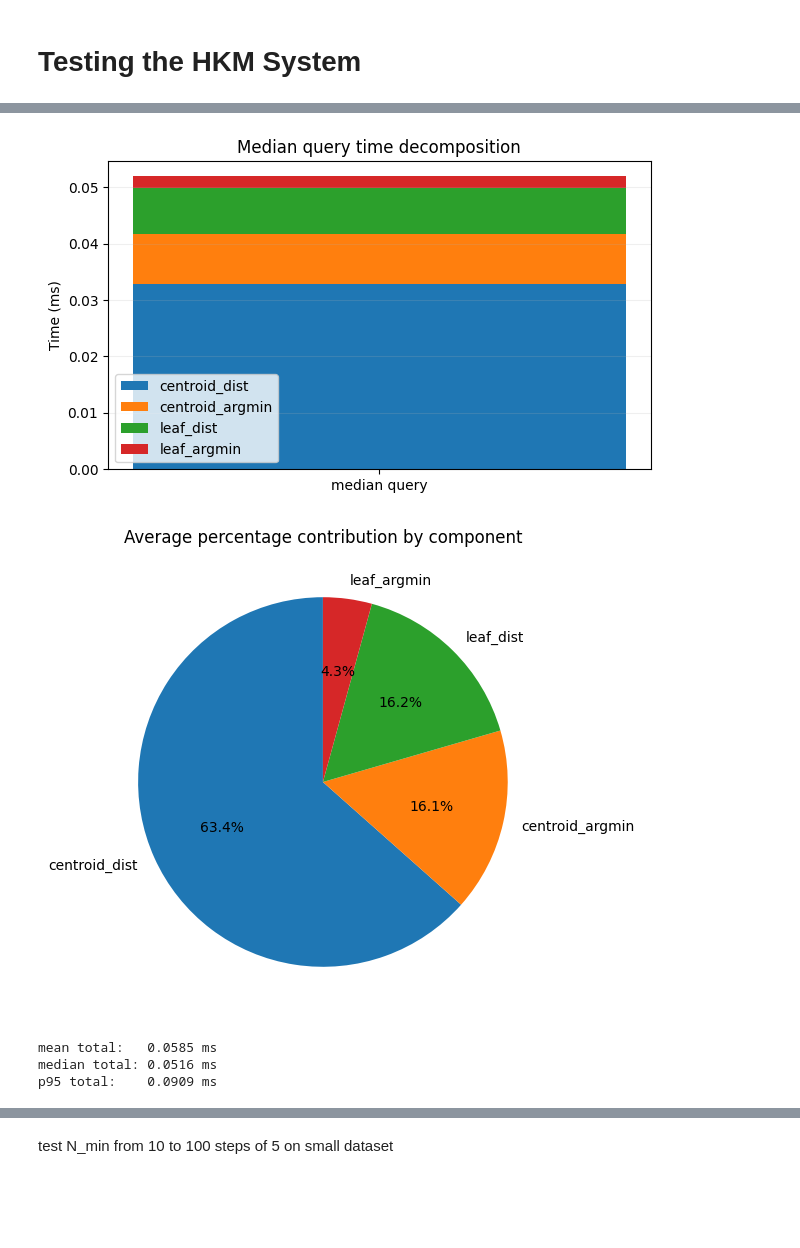
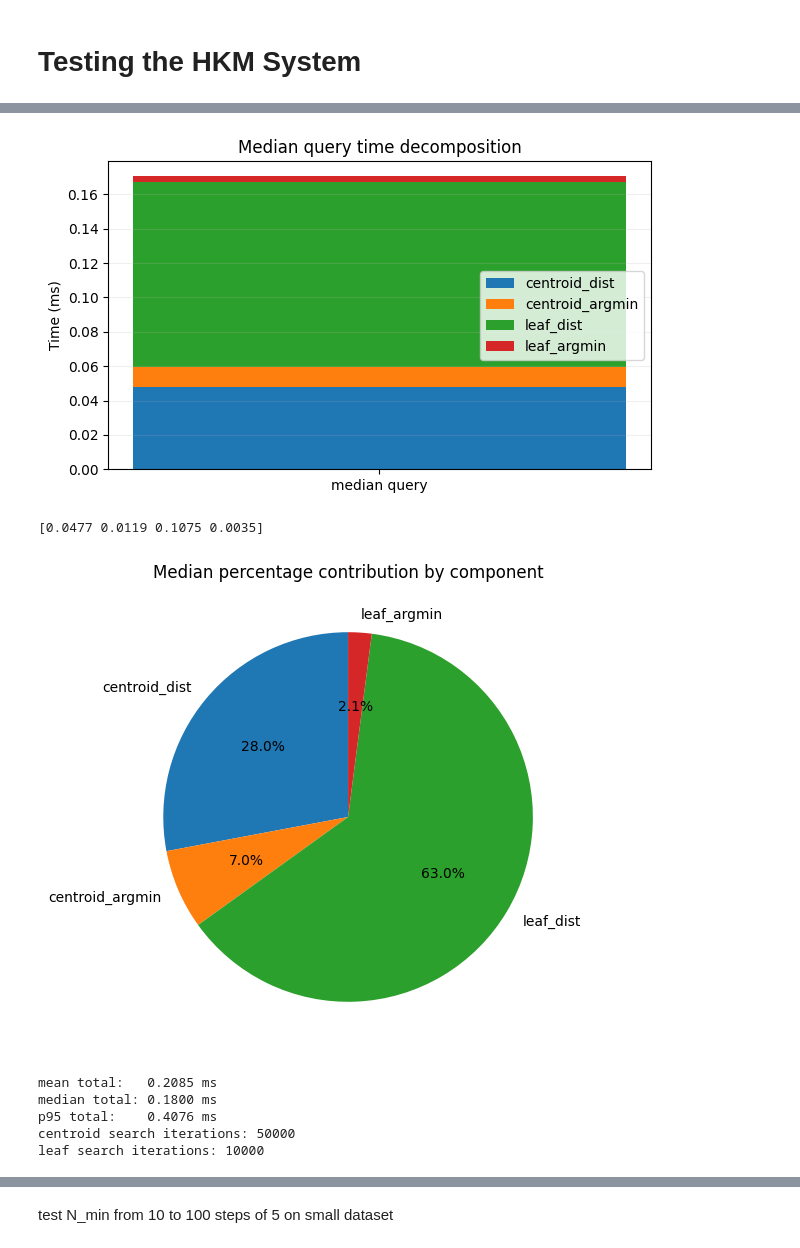
Before and after one commit to SirPhilip3/2nd-assignment-lmd-hkm, a Jupyter notebook: hkm.ipynb, the cells around one changed output, grey strips where cells are left out. Saved outputs shown, nothing was run; the diff lists cells and outputs as text; code cells hidden in the pictures; blank space fills up the shorter version.

```diff
--- a/hkm.ipynb
+++ b/hkm.ipynb
@@ -65,10 +65,12 @@ class Node:
         return dists, elapsed_ms
 
 class LeafNode:
-    def __init__(self, mapping, local_data):
+    def __init__(self, mapping, local_data, stop_reason):
         #!! store both mapping and data so when i need to compute distances i use data while when i need to return the mapping i use mapping
         self.mappings = mapping
         self.local_data = local_data
+
+        self.stop_reason = stop_reason
         # copy of the data
 
     def distances(self, x):
@@ -228,7 +208,7 @@ X, y = datasets.make_blobs(n_samples=100, centers=3, n_features=2, random_state=
 # X, y = datasets.make_moons(n_samples=100, random_state=42)
 search = np.array([-3.0, -1.0])
 
-T = hkm(X, k=3, L_max=5, N_min=10)
+T, _ = hkm(X, k=3, L_max=5, N_min=10)
 
 cl, perf_obj = hkm_search(T, search)
 print(cl)
@@ -296,7 +275,7 @@ def read_dataset(size="small"):
 # %%
 fvecs_base, fvecs_query, ivecs_groundtruth = read_dataset(size="small")
 # %%
-tree = hkm(fvecs_base, k=10, L_max=5, N_min=10)
+tree, _ = hkm(fvecs_base, k=5, L_max=5, N_min=10)
 queries_result = []
 perf_objs = []
 for q in fvecs_query:
@@ -389,7 +372,7 @@ Recall@100: 0.9900
 # %%
 fvecs_base_l, fvecs_query_l, ivecs_groundtruth_l = read_dataset(size="large")
 # %%
-tree_n = hkm(fvecs_query_l, k=10, L_max=5, N_min=10)
+tree_n, _ = hkm(fvecs_base_l, k=5, L_max=5, N_min=10)
 queries_result_l = []
 perf_objs_l = []
 for q in fvecs_query_l:
@@ -397,56 +380,5 @@ for q in fvecs_query_l:
     queries_result_l.append(idx)
     perf_objs_l.append(perf_obj)
 # %%
-# Build arrays from SearchPerf
-centroid_dist = np.array([p.centroid_distances_time for p in perf_objs_l])
-centroid_argm = np.array([p.centroid_argmin_time for p in perf_objs_l])
-leaf_dist     = np.array([p.leaf_distances_time for p in perf_objs_l])
-leaf_argm     = np.array([p.leaf_argmin_time for p in perf_objs_l])
-
-total = centroid_dist + centroid_argm + leaf_dist + leaf_argm
-labels = ["centroid_dist", "centroid_argmin", "leaf_dist", "leaf_argmin"]
-parts = [centroid_dist, centroid_argm, leaf_dist, leaf_argm]
-
-# 1) Total-time distribution
-plt.figure(figsize=(7,4))
-plt.hist(total, bins="fd", edgecolor="black", alpha=0.8)
-plt.xlabel("Total query time (ms)")
-plt.ylabel("Count")
-plt.title("Distribution of total HKM search time")
-plt.grid(alpha=0.2)
-plt.show()
-
-# 2) Component distributions (boxplot)
-plt.figure(figsize=(8,4))
-plt.boxplot(parts, tick_labels=labels, showfliers=True)
-plt.ylabel("Time (ms)")
-plt.title("Per-query distribution of SearchPerf components")
-plt.grid(axis="y", alpha=0.2)
-plt.xticks(rotation=15)
-plt.show()
-
-# 3) Median stacked breakdown
-med = np.array([np.median(x) for x in parts])
-plt.figure(figsize=(7,4))
-bottom = 0.0
-for v, name in zip(med, labels):
-    plt.bar(["median query"], [v], bottom=bottom, label=name)
-    bottom += v
-plt.ylabel("Time (ms)")
-plt.title("Median query time decomposition")
-plt.legend()
-plt.grid(axis="y", alpha=0.2)
-plt.show()
-
-# 4) Mean percentage share
-means = np.array([np.mean(x) for x in parts])
-pct = 100 * means / means.sum()
-plt.figure(figsize=(6,6))
-plt.pie(pct, labels=labels, autopct="%1.1f%%", startangle=90)
-plt.title("Average percentage contribution by component")
-plt.show()
-
-print(f"mean total:   {np.mean(total):.4f} ms")
-print(f"median total: {np.median(total):.4f} ms")
-print(f"p95 total:    {np.percentile(total, 95):.4f} ms")
+perf_viz(perf_objs_l)
 # %% [output]
@@ -455,5 +387,8 @@ print(f"p95 total:    {np.percentile(total, 95):.4f} ms")
-[figure, old version]
+[figure, new version]
+[0.0477 0.0119 0.1075 0.0035]
-[figure, old version]
+[figure, new version]
-mean total:   0.0585 ms
-median total: 0.0516 ms
-p95 total:    0.0909 ms
+mean total:   0.2085 ms
+median total: 0.1800 ms
+p95 total:    0.4076 ms
+centroid search iterations: 50000
+leaf search iterations: 10000
```
Also changed, not shown: parts of 51 cells of this notebook, 1 other file.
